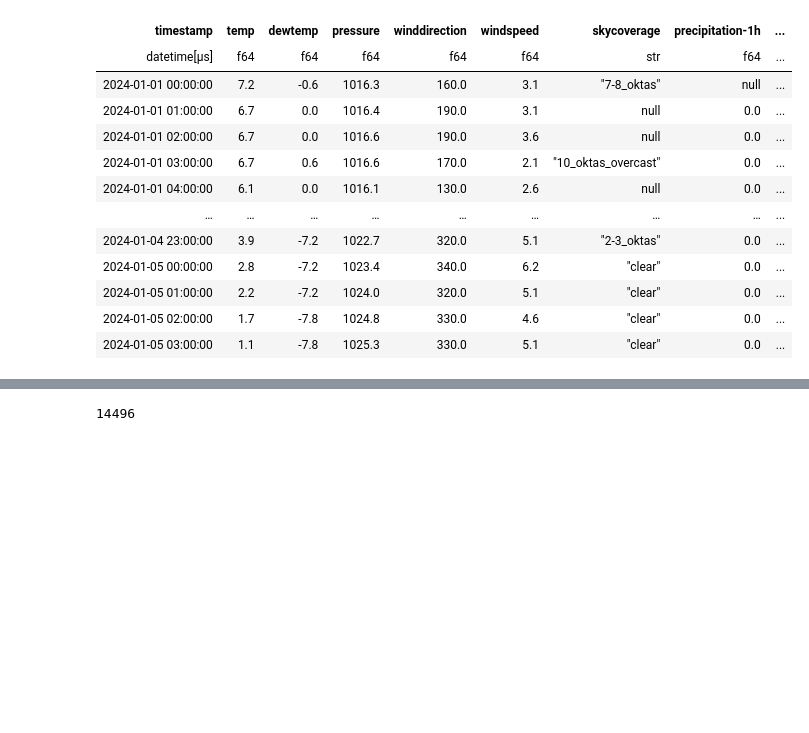
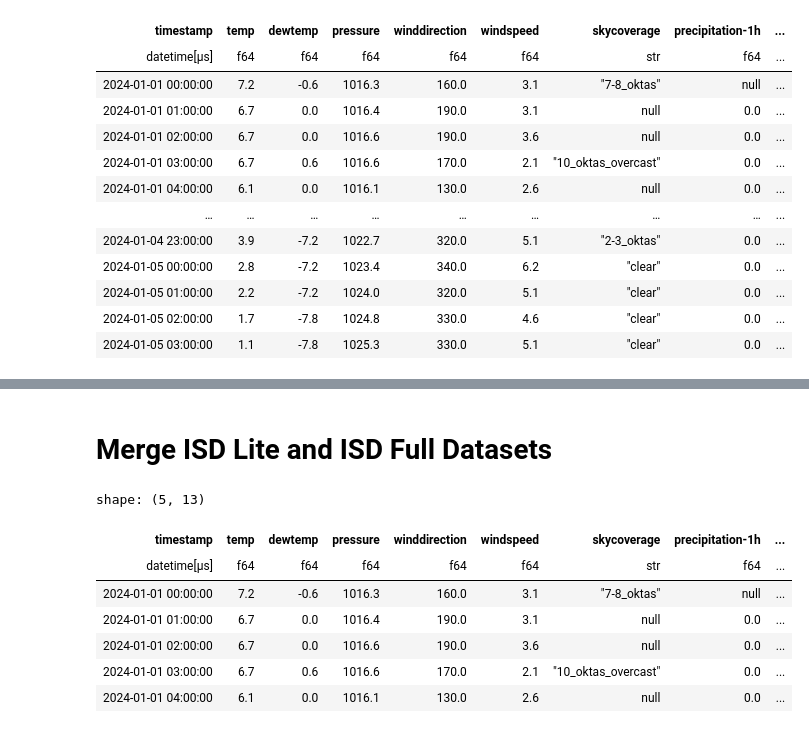
Before and after one commit to GW-ML-Flight/Flight-Delay, a Jupyter notebook: data/weather/isd.ipynb, the cells around one changed output, grey strips where cells are left out. Drawn from its saved outputs; the diff is of its cells as text; code cells hidden in the pictures; blank space fills up the shorter version.

Commit message:
Add visibility + ceiling height to ISD Lite dataset

```diff
--- a/data/weather/isd.ipynb
+++ b/data/weather/isd.ipynb
@@ -130,0 +146,24 @@ shape: (100, 11)
+# %%
+INPUT = [
+    "72405013743-2024.csv",
+    "72405013743-2025.csv",
+]  # List of input CSV files containing ISD weather data
+OUTPUT = "isd_weather_data.parquet"  # Output Parquet file to store the processed ISD weather data
+
+COLUMNS_WANTED = [
+    "DATE",
+    "VIS",  # visibility
+    "CIG",  # ceiling height
+]
+
+# We'll later filter out rows where report_type is not in this list, as these are the types of reports we want to keep
+REPORT_TYPES = [
+    "AUTO",  # Report from an automatic station
+    "FM-12",  # SYNOP Report of surface observation from a fixed land station
+    "FM-15",  # METAR Aviation routine weather report
+    "FM-16",  # SPECI Aviation selected special weather report
+    "S-S-A",  # Synoptic, airways, and auto merged report
+    "SA-AU",  # Airways and auto merged report
+    "SY-AU",  # Synoptic and auto merged report
+    "SY-MT",  # Synoptic and METAR merged report
+]
@@ -130,0 +295,10 @@ shape: (100, 11)
+# %%
+dfs = []  # List to hold DataFrames for each file
+
+for file in INPUT:
+    df = parse_isd_file(file)
+    dfs.append(df)
+
+# Concatenate all the DataFrames into a single DataFrame
+isd_full_df = pl.concat(dfs)
+isd_full_df.head()
@@ -131,2 +314,17 @@ shape: (100, 11)
+# %% [markdown]
+# Merge ISD Lite and ISD Full Datasets
+# %%
+# Merge the ISD full dataset into the ISD Lite dataset using an asof join on the timestamp, so we get the visibility and ceiling information for each timestamp in the ISD Lite dataset. We use a backward join strategy, so we get the most recent ISD full observation that is at or before the ISD Lite timestamp.
+final_df = weather_df.join_asof(isd_full_df, on="timestamp", strategy="backward")
+final_df.head()
+# %% [output]
+shape: (5, 13)
+| timestamp | temp | dewtemp | pressure | winddirection | windspeed | skycoverage | precipitation-1h | ... |
+| datetime[μs] | f64 | f64 | f64 | f64 | f64 | str | f64 | ... |
+| 2024-01-01 00:00:00 | 7.2 | -0.6 | 1016.3 | 160.0 | 3.1 | "7-8_oktas" | null | ... |
+| 2024-01-01 01:00:00 | 6.7 | 0.0 | 1016.4 | 190.0 | 3.1 | null | 0.0 | ... |
+| 2024-01-01 02:00:00 | 6.7 | 0.0 | 1016.6 | 190.0 | 3.6 | null | 0.0 | ... |
+| 2024-01-01 03:00:00 | 6.7 | 0.6 | 1016.6 | 170.0 | 2.1 | "10_oktas_overcast" | 0.0 | ... |
+| 2024-01-01 04:00:00 | 6.1 | 0.0 | 1016.1 | 130.0 | 2.6 | null | 0.0 | ... |
 # %%
 # Save as parquet file
@@ -134,12 +331,0 @@ weather_df.write_parquet("isd_lite_weather_data.parquet")
-# %%
-# Write to database
-from sqlalchemy import create_engine
-
-# Create a SQLAlchemy engine for SQLite (or any other database)
-engine = create_engine("sqlite:///isd_lite_weather_data.db")
-
-weather_df.write_database(
-    "weather_data", engine, engine="sqlalchemy", if_table_exists="replace"
-)
-# %% [output]
-14496
```
Also changed, not shown: parts of 5 cells of this notebook, 6 other files.
